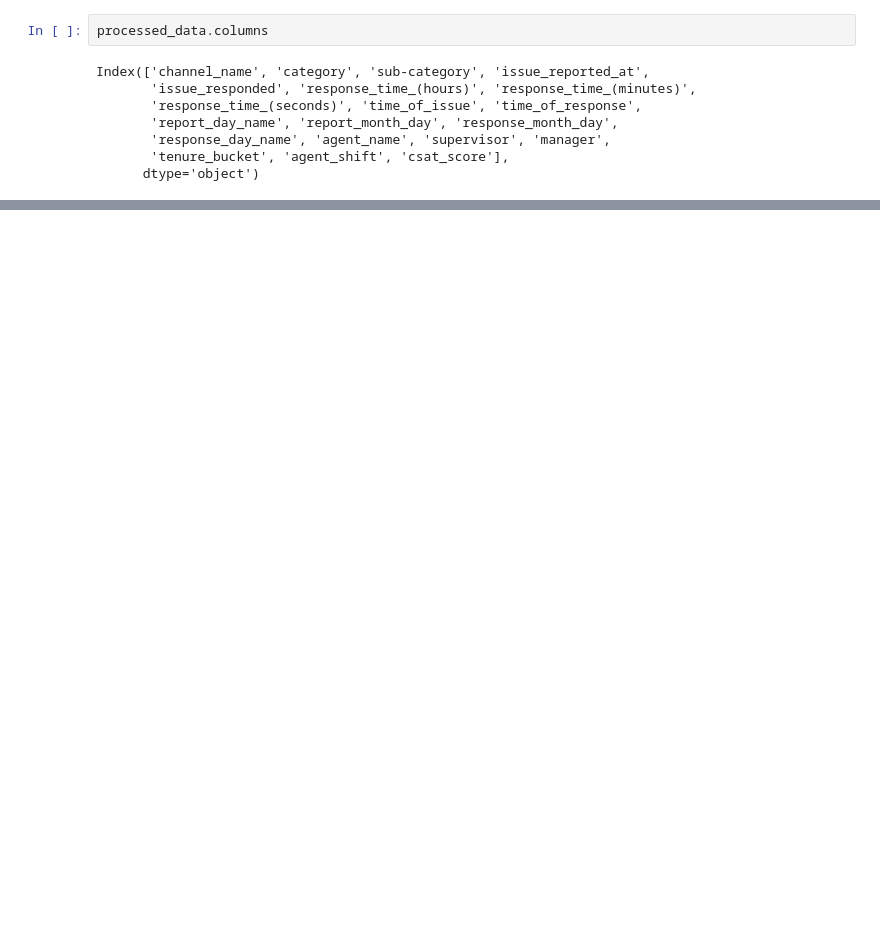
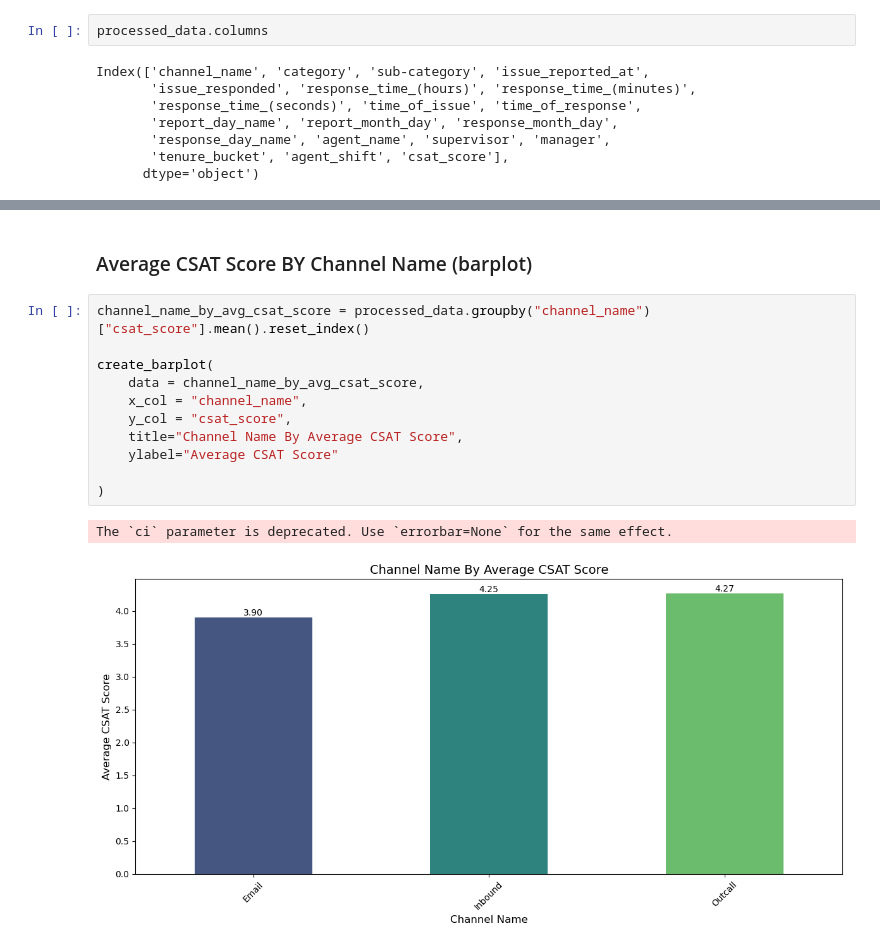
Before and after one commit to Danny-Dalo/Customer-Support-Data, a Jupyter notebook: analysis.ipynb, the cells around one changed output, grey strips where cells are left out. Drawn from its saved outputs; the diff is of its cells as text; blank space fills up the shorter version.

```diff
--- a/analysis.ipynb
+++ b/analysis.ipynb
@@ -32,0 +74,16 @@ processed_data.groupby("channel_name")["csat_score"].mean().reset_index()
+# %% [markdown]
+### Average CSAT Score BY Channel Name (barplot)
+# %%
+channel_name_by_avg_csat_score = processed_data.groupby("channel_name")["csat_score"].mean().reset_index()
+
+create_barplot(
+    data = channel_name_by_avg_csat_score,
+    x_col = "channel_name",
+    y_col = "csat_score",
+    title="Channel Name By Average CSAT Score",
+    ylabel="Average CSAT Score"
+
+)
+# %% [output]
+The `ci` parameter is deprecated. Use `errorbar=None` for the same effect.
+[figure, added]
```
Also changed, not shown: parts of 5 cells of this notebook, 2 other files.
